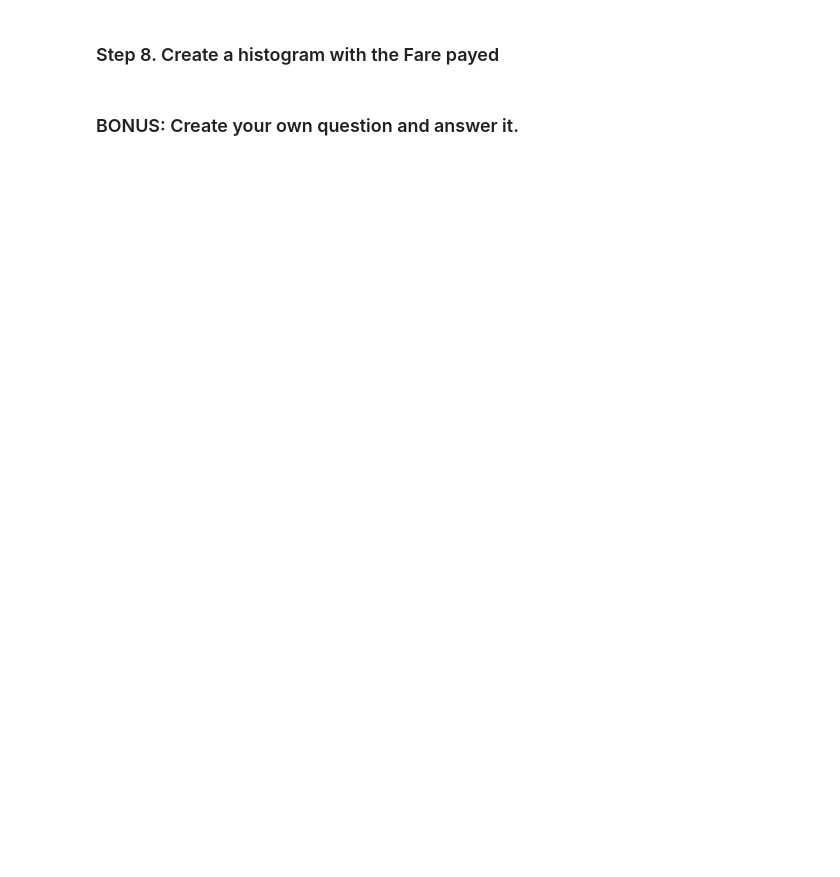
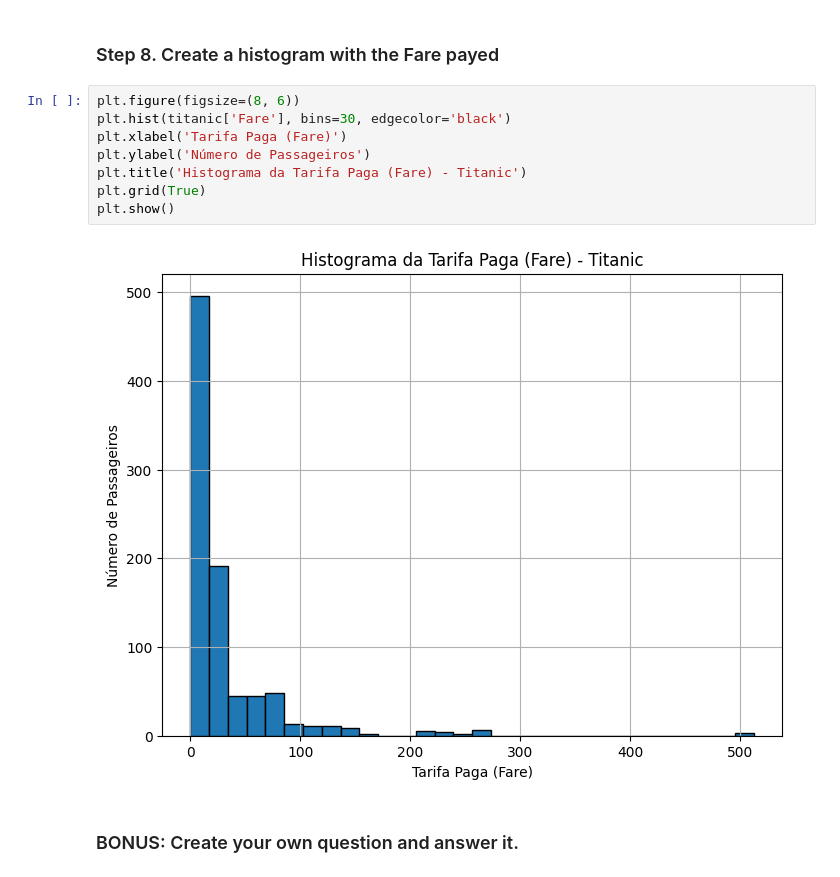
Before and after one commit to yzkjr/pandas_exercises, a Jupyter notebook: 07_Visualization/Titanic_Desaster/Exercises.ipynb, the cells around one changed output. Saved outputs shown, nothing was run; the diff lists cells and outputs as text; blank space fills up the shorter version.

```diff
--- a/07_Visualization/Titanic_Desaster/Exercises.ipynb
+++ b/07_Visualization/Titanic_Desaster/Exercises.ipynb
@@ -29,4 +63,14 @@ titanic = pd.read_csv(url)
 # %% [markdown]
 ### Step 8. Create a histogram with the Fare payed
+# %%
+plt.figure(figsize=(8, 6))
+plt.hist(titanic['Fare'], bins=30, edgecolor='black')
+plt.xlabel('Tarifa Paga (Fare)')
+plt.ylabel('Número de Passageiros')
+plt.title('Histograma da Tarifa Paga (Fare) - Titanic')
+plt.grid(True)
+plt.show()
+# %% [output]
+[figure, added]
 # %% [markdown]
 ### BONUS: Create your own question and answer it.
```
Also changed, not shown: parts of 4 cells of this notebook.
